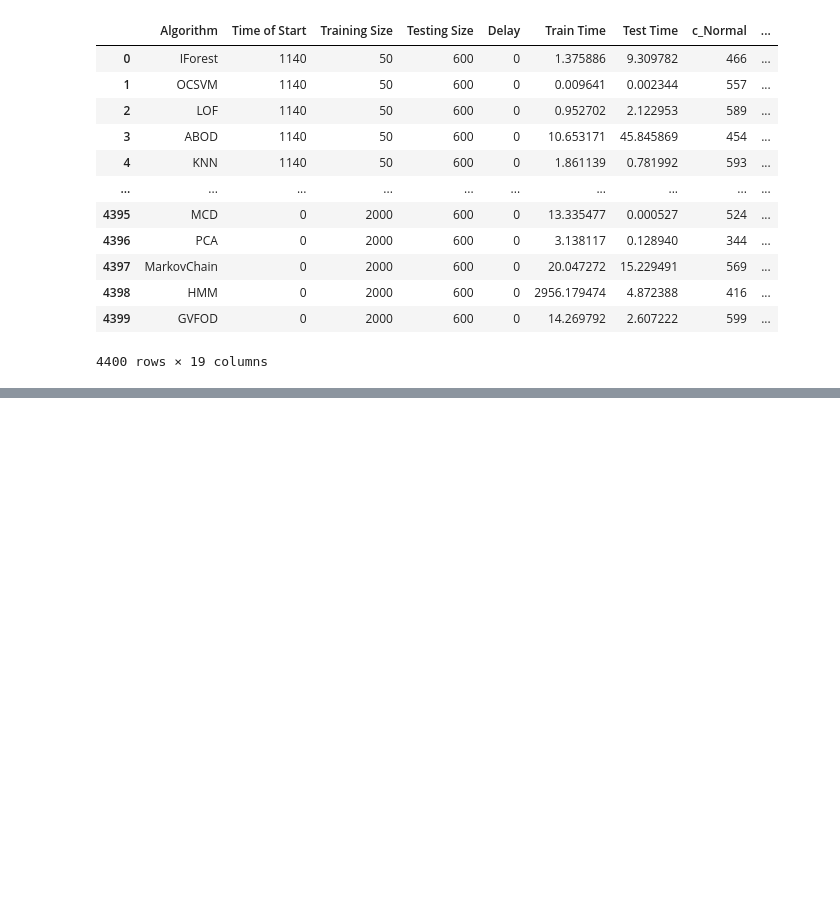
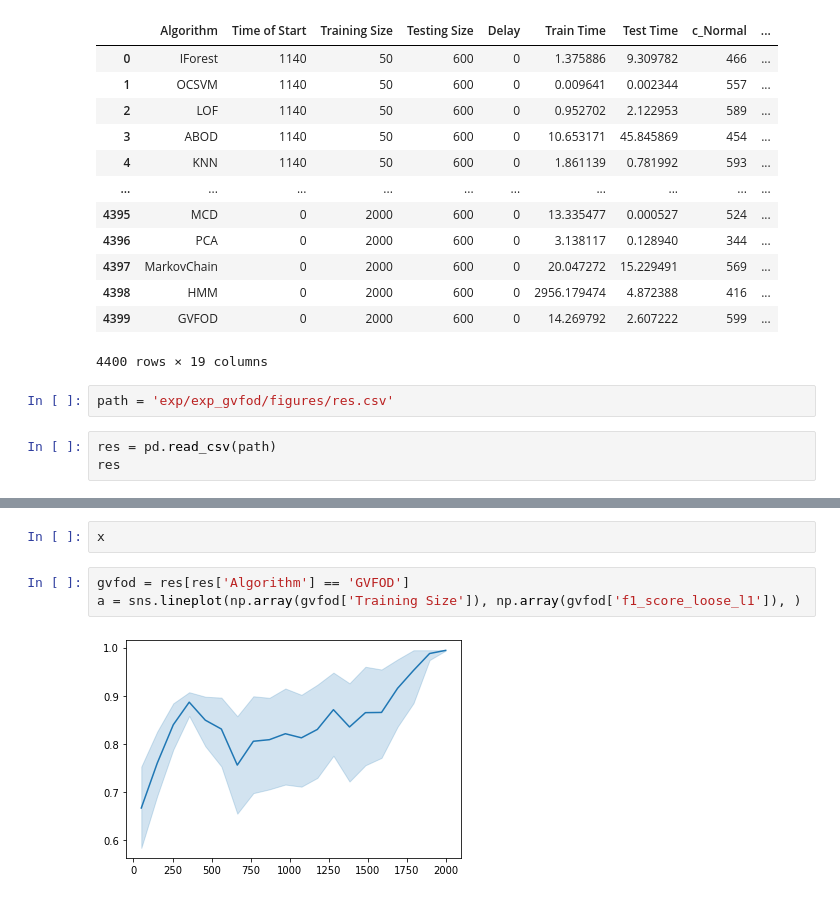
Before and after one commit to MehranTaghian/GVFOD, a Jupyter notebook: test.ipynb, the cells around one changed output, grey strips where cells are left out. Drawn from its saved outputs; the diff is of its cells as text; blank space fills up the shorter version.

```diff
--- a/test.ipynb
+++ b/test.ipynb
@@ -22,3 +25,8 @@ data
 | 4398 | HMM | 0 | 2000 | 600 | 0 | 2956.179474 | 4.872388 | 416 | ... |
 | 4399 | GVFOD | 0 | 2000 | 600 | 0 | 14.269792 | 2.607222 | 599 | ... |
 4400 rows × 19 columns
+# %%
+path = 'exp/exp_gvfod/figures/res.csv'
+# %%
+res = pd.read_csv(path)
+res
@@ -24,0 +47,7 @@ data
+# %%
+x
+# %%
+gvfod = res[res['Algorithm'] == 'GVFOD']
+a = sns.lineplot(np.array(gvfod['Training Size']), np.array(gvfod['f1_score_loose_l1']), )
+# %% [output]
+[figure, added]
```
Also changed, not shown: parts of 3 cells of this notebook, 2 other files.
